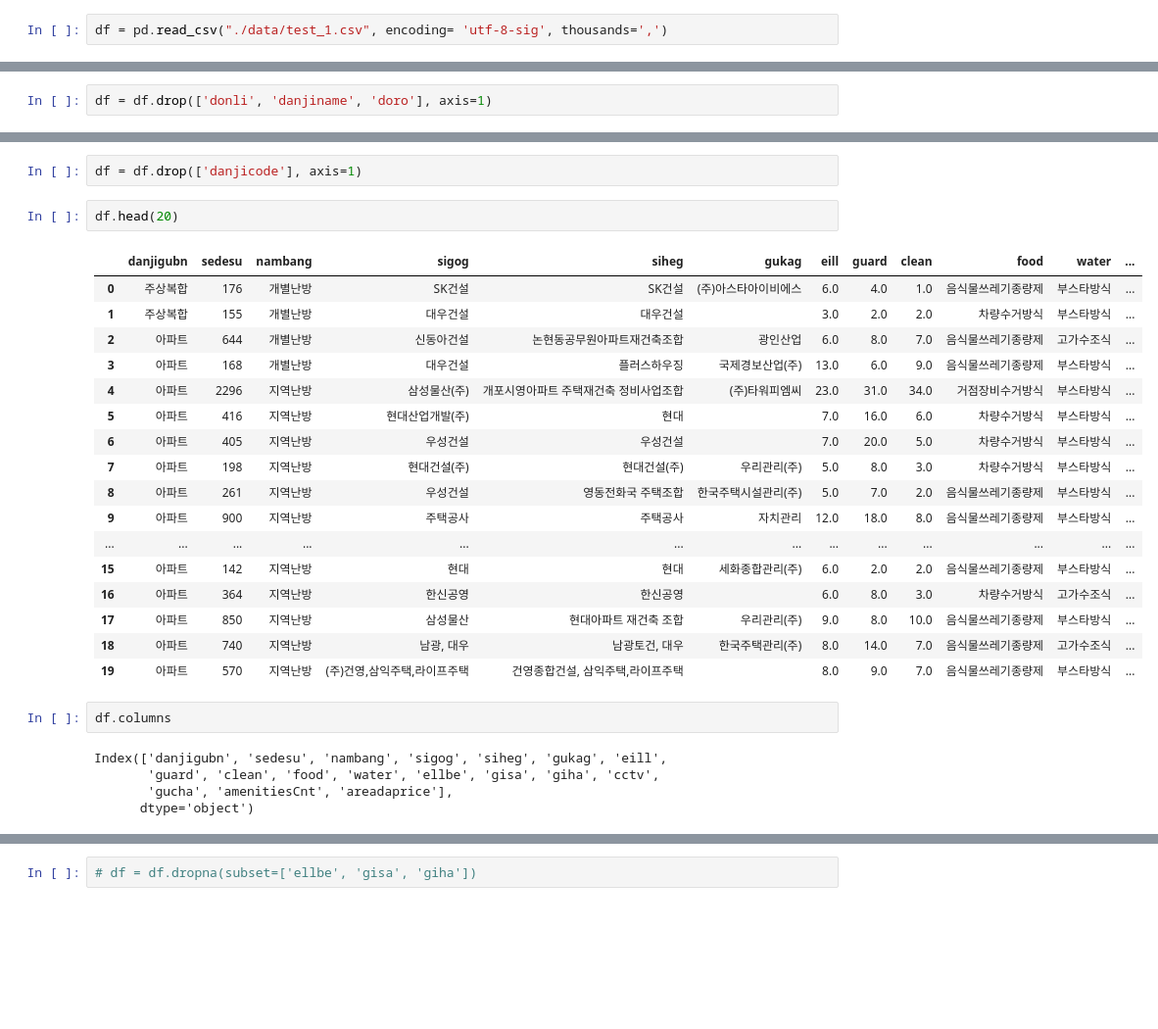
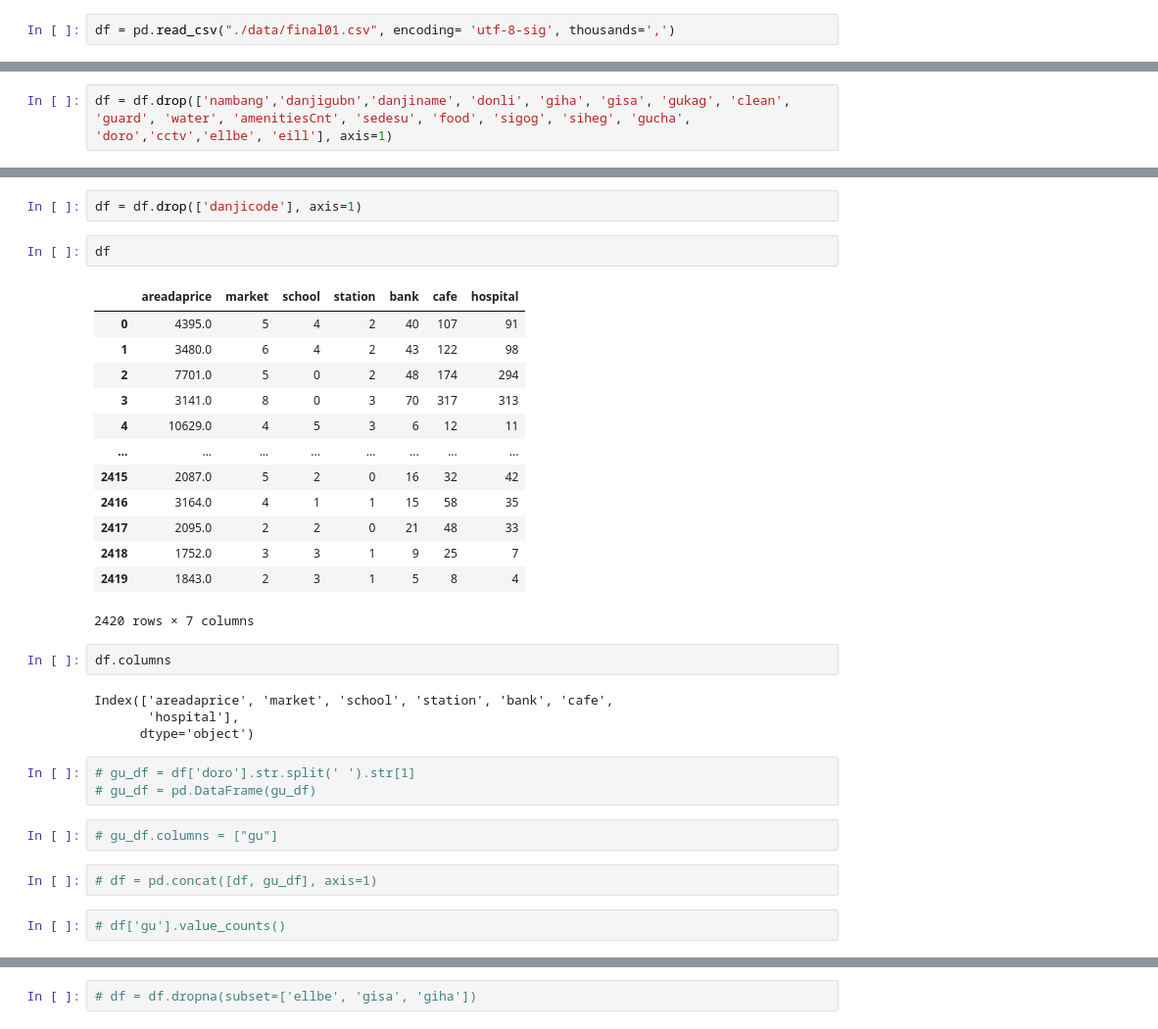
Before and after one commit to sonsoengjoon/kroea_houseprice_predict, a Jupyter notebook: House_Price_Predict.ipynb, the cells around one changed output, grey strips where cells are left out. Shown at 98% size. Drawn from its saved outputs; the diff is of its cells as text; blank space fills up the shorter version.

```diff
--- a/House_Price_Predict.ipynb
+++ b/House_Price_Predict.ipynb
@@ -3,4 +4,4 @@ import pandas as pd
 # %%
-df = pd.read_csv("./data/test_1.csv", encoding= 'utf-8-sig', thousands=',')
+df = pd.read_csv("./data/final01.csv", encoding= 'utf-8-sig', thousands=',')
 # %%
 # donli, danjiname, doro 삭제
@@ -7,36 +11,40 @@ df = pd.read_csv("./data/test_1.csv", encoding= 'utf-8-sig', thousands=',')
 # %%
-df = df.drop(['donli', 'danjiname', 'doro'], axis=1)
+df = df.drop(['nambang','danjigubn','danjiname', 'donli', 'giha', 'gisa', 'gukag', 'clean', 'guard', 'water', 'amenitiesCnt', 'sedesu', 'food', 'sigog', 'siheg', 'gucha', 'doro','cctv','ellbe', 'eill'], axis=1)
 # %%
 df = df.drop(['amenities'],axis=1)
 # %%
 df = df.drop(['danjicode'], axis=1)
 # %%
-df.head(20)
+df
 # %% [output]
-|  | danjigubn | sedesu | nambang | sigog | siheg | gukag | eill | guard | clean | food | water | ... |
-| 0 | 주상복합 | 176 | 개별난방 | SK건설 | SK건설 | (주)아스타아이비에스 | 6.0 | 4.0 | 1.0 | 음식물쓰레기종량제 | 부스타방식 | ... |
-| 1 | 주상복합 | 155 | 개별난방 | 대우건설 | 대우건설 |  | 3.0 | 2.0 | 2.0 | 차량수거방식 | 부스타방식 | ... |
-| 2 | 아파트 | 644 | 개별난방 | 신동아건설 | 논현동공무원아파트재건축조합 | 광인산업 | 6.0 | 8.0 | 7.0 | 음식물쓰레기종량제 | 고가수조식 | ... |
-| 3 | 아파트 | 168 | 개별난방 | 대우건설 | 플러스하우징 | 국제경보산업(주) | 13.0 | 6.0 | 9.0 | 음식물쓰레기종량제 | 부스타방식 | ... |
-| 4 | 아파트 | 2296 | 지역난방 | 삼성물산(주) | 개포시영아파트 주택재건축 정비사업조합 | (주)타워피엠씨 | 23.0 | 31.0 | 34.0 | 거점장비수거방식 | 부스타방식 | ... |
-| 5 | 아파트 | 416 | 지역난방 | 현대산업개발(주) | 현대 |  | 7.0 | 16.0 | 6.0 | 차량수거방식 | 부스타방식 | ... |
-| 6 | 아파트 | 405 | 지역난방 | 우성건설 | 우성건설 |  | 7.0 | 20.0 | 5.0 | 차량수거방식 | 부스타방식 | ... |
-| 7 | 아파트 | 198 | 지역난방 | 현대건설(주) | 현대건설(주) | 우리관리(주) | 5.0 | 8.0 | 3.0 | 차량수거방식 | 부스타방식 | ... |
-| 8 | 아파트 | 261 | 지역난방 | 우성건설 | 영동전화국 주택조합 | 한국주택시설관리(주) | 5.0 | 7.0 | 2.0 | 음식물쓰레기종량제 | 부스타방식 | ... |
-| 9 | 아파트 | 900 | 지역난방 | 주택공사 | 주택공사 | 자치관리 | 12.0 | 18.0 | 8.0 | 음식물쓰레기종량제 | 부스타방식 | ... |
-| ... | ... | ... | ... | ... | ... | ... | ... | ... | ... | ... | ... | ... |
-| 15 | 아파트 | 142 | 지역난방 | 현대 | 현대 | 세화종합관리(주) | 6.0 | 2.0 | 2.0 | 음식물쓰레기종량제 | 부스타방식 | ... |
-| 16 | 아파트 | 364 | 지역난방 | 한신공영 | 한신공영 |  | 6.0 | 8.0 | 3.0 | 차량수거방식 | 고가수조식 | ... |
-| 17 | 아파트 | 850 | 지역난방 | 삼성물산 | 현대아파트 재건축 조합 | 우리관리(주) | 9.0 | 8.0 | 10.0 | 음식물쓰레기종량제 | 부스타방식 | ... |
-| 18 | 아파트 | 740 | 지역난방 | 남광, 대우 | 남광토건, 대우 | 한국주택관리(주) | 8.0 | 14.0 | 7.0 | 음식물쓰레기종량제 | 고가수조식 | ... |
-| 19 | 아파트 | 570 | 지역난방 | (주)건영,삼익주택,라이프주택 | 건영종합건설, 삼익주택,라이프주택 |  | 8.0 | 9.0 | 7.0 | 음식물쓰레기종량제 | 부스타방식 | ... |
+|  | areadaprice | market | school | station | bank | cafe | hospital |
+| 0 | 4395.0 | 5 | 4 | 2 | 40 | 107 | 91 |
+| 1 | 3480.0 | 6 | 4 | 2 | 43 | 122 | 98 |
+| 2 | 7701.0 | 5 | 0 | 2 | 48 | 174 | 294 |
+| 3 | 3141.0 | 8 | 0 | 3 | 70 | 317 | 313 |
+| 4 | 10629.0 | 4 | 5 | 3 | 6 | 12 | 11 |
+| ... | ... | ... | ... | ... | ... | ... | ... |
+| 2415 | 2087.0 | 5 | 2 | 0 | 16 | 32 | 42 |
+| 2416 | 3164.0 | 4 | 1 | 1 | 15 | 58 | 35 |
+| 2417 | 2095.0 | 2 | 2 | 0 | 21 | 48 | 33 |
+| 2418 | 1752.0 | 3 | 3 | 1 | 9 | 25 | 7 |
+| 2419 | 1843.0 | 2 | 3 | 1 | 5 | 8 | 4 |
+2420 rows × 7 columns
 # %%
 df.columns
 # %% [output]
-Index(['danjigubn', 'sedesu', 'nambang', 'sigog', 'siheg', 'gukag', 'eill',
-       'guard', 'clean', 'food', 'water', 'ellbe', 'gisa', 'giha', 'cctv',
-       'gucha', 'amenitiesCnt', 'areadaprice'],
+Index(['areadaprice', 'market', 'school', 'station', 'bank', 'cafe',
+       'hospital'],
       dtype='object')
+# %%
+# gu_df = df['doro'].str.split(' ').str[1]
+# gu_df = pd.DataFrame(gu_df)
+# %%
+# gu_df.columns = ["gu"]
+# %%
+# df = pd.concat([df, gu_df], axis=1)
+# %%
+# df['gu'].value_counts()
 # %%
 df.describe()
 # %% [output]
```
Also changed, not shown: parts of 51 cells of this notebook, 7 other files.
